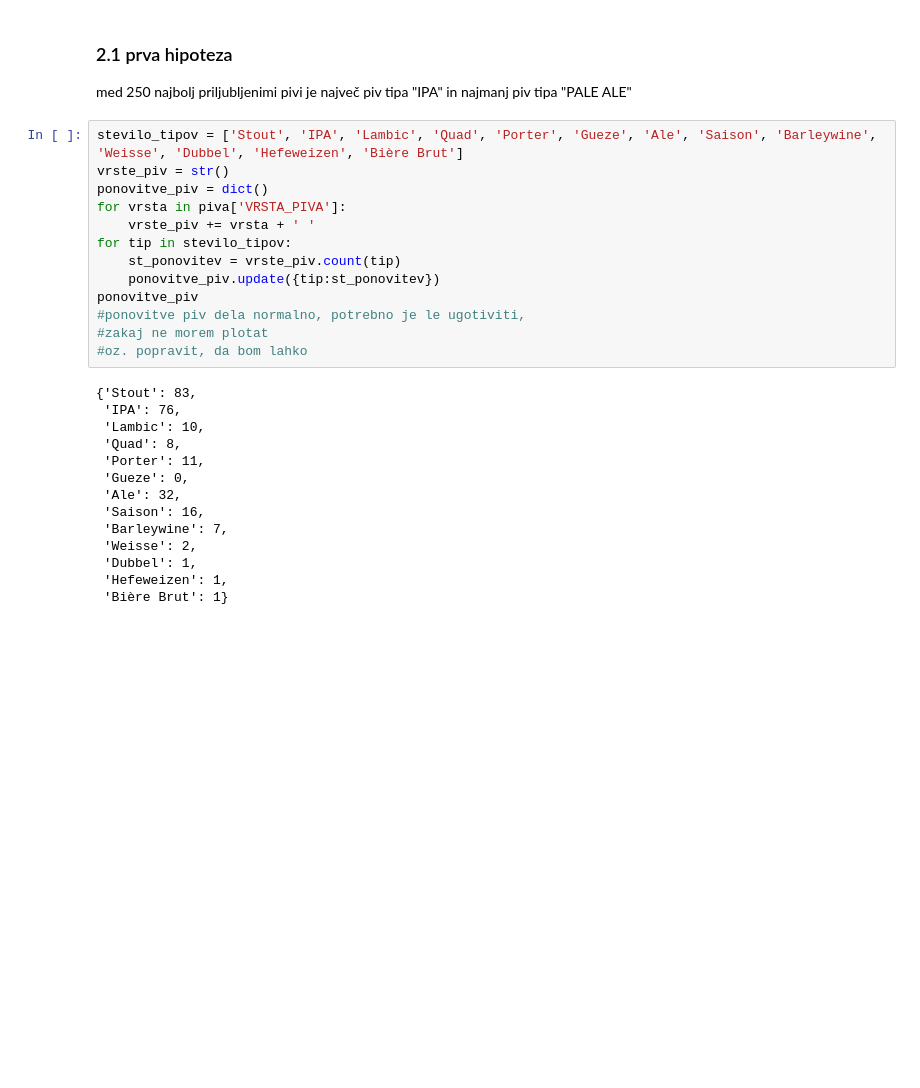
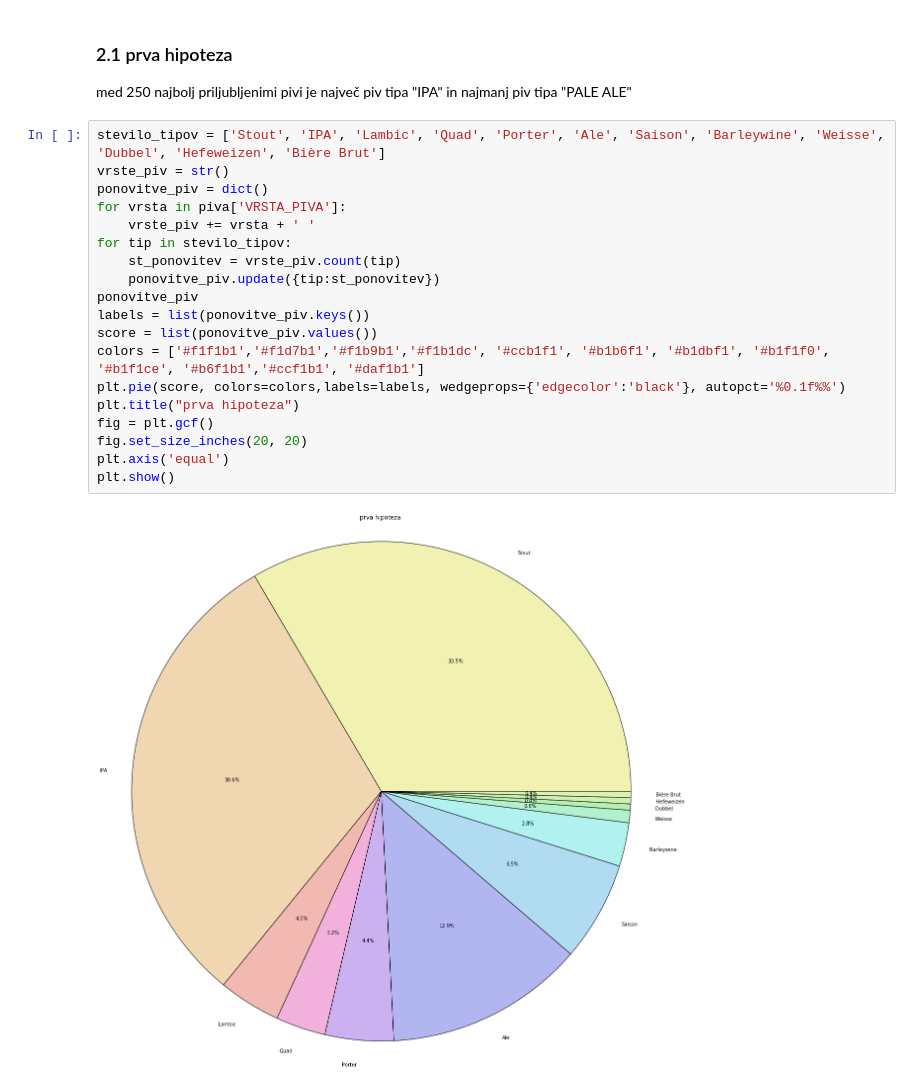
Before and after one commit to nkovacic99/beer_ratings, a Jupyter notebook: beer_ratings.ipynb, the cells around one changed output. Saved outputs shown, nothing was run; the diff lists cells and outputs as text; blank space fills up the shorter version.

Commit message:
samo še tretja in četrta hipoteza

```diff
--- a/beer_ratings.ipynb
+++ b/beer_ratings.ipynb
@@ -97,29 +98,23 @@ najbolj_glasovana_piva[0:10]
 ### 2.1 prva hipoteza
 med 250 najbolj priljubljenimi pivi je največ piv tipa "IPA" in najmanj piv tipa "PALE ALE"
 # %%
-stevilo_tipov = ['Stout', 'IPA', 'Lambic', 'Quad', 'Porter', 'Gueze', 'Ale', 'Saison', 'Barleywine', 'Weisse', 'Dubbel', 'Hefeweizen', 'Bière Brut']
+stevilo_tipov = ['Stout', 'IPA', 'Lambic', 'Quad', 'Porter', 'Ale', 'Saison', 'Barleywine', 'Weisse', 'Dubbel', 'Hefeweizen', 'Bière Brut']
 vrste_piv = str()
 ponovitve_piv = dict()
 for vrsta in piva['VRSTA_PIVA']:
     vrste_piv += vrsta + ' '
 for tip in stevilo_tipov:
     st_ponovitev = vrste_piv.count(tip)
     ponovitve_piv.update({tip:st_ponovitev})
 ponovitve_piv
-#ponovitve piv dela normalno, potrebno je le ugotiviti,
-#zakaj ne morem plotat
-#oz. popravit, da bom lahko
+labels = list(ponovitve_piv.keys())
+score = list(ponovitve_piv.values())
+colors = ['#f1f1b1','#f1d7b1','#f1b9b1','#f1b1dc', '#ccb1f1', '#b1b6f1', '#b1dbf1', '#b1f1f0', '#b1f1ce', '#b6f1b1','#ccf1b1', '#daf1b1']
+plt.pie(score, colors=colors,labels=labels, wedgeprops={'edgecolor':'black'}, autopct='%0.1f%%')
+plt.title("prva hipoteza")
+fig = plt.gcf()
+fig.set_size_inches(20, 20)
+plt.axis('equal')
+plt.show()
 # %% [output]
-{'Stout': 83,
- 'IPA': 76,
- 'Lambic': 10,
- 'Quad': 8,
- 'Porter': 11,
- 'Gueze': 0,
- 'Ale': 32,
- 'Saison': 16,
- 'Barleywine': 7,
- 'Weisse': 2,
- 'Dubbel': 1,
- 'Hefeweizen': 1,
- 'Bière Brut': 1}
+[figure, added]
```
Also changed, not shown: parts of 12 cells of this notebook.
